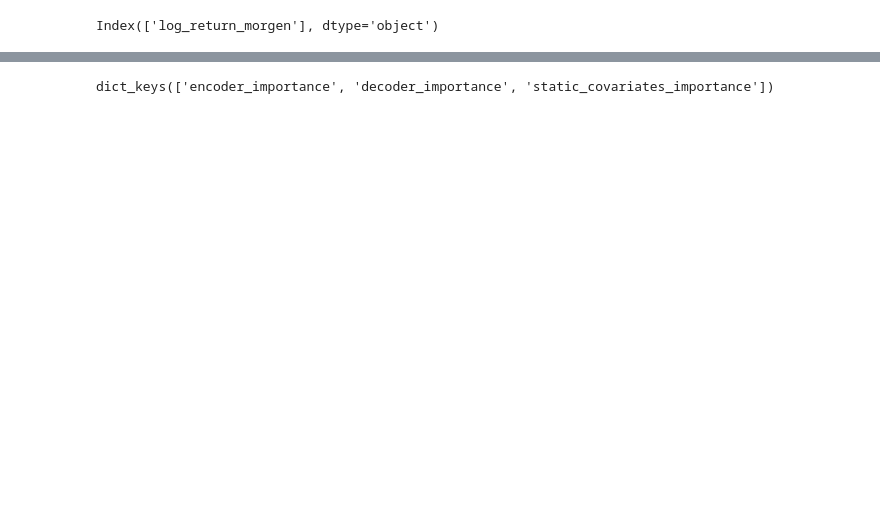
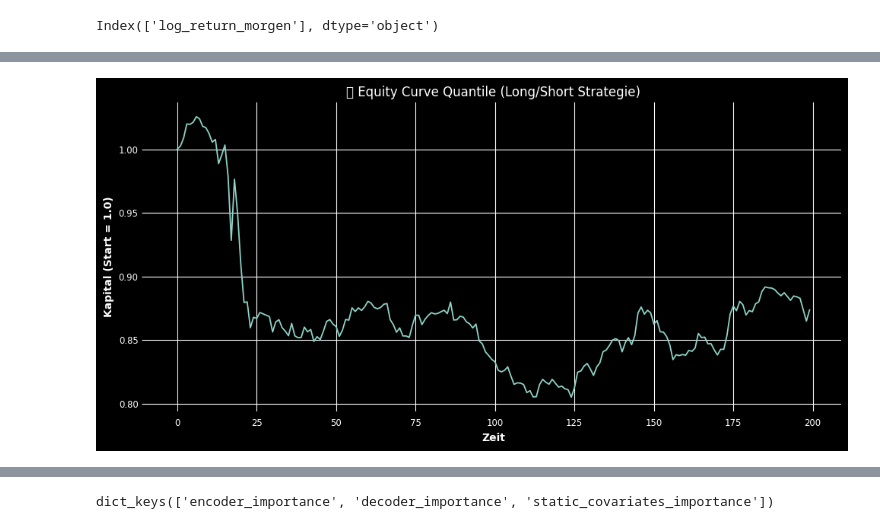
Before and after one commit to dennisddschulz/cas-artificial-intelligence, a Jupyter notebook: 07_tft_forecast_project_guido/src/notebooks/Explr.ipynb, the cells around one changed output, grey strips where cells are left out. Cells and saved outputs as stored; diff of their text form; code cells hidden in the pictures; blank space fills up the shorter version.

Commit message:
tft log return mit quantile loss

```diff
--- a/07_tft_forecast_project_guido/src/notebooks/Explr.ipynb
+++ b/07_tft_forecast_project_guido/src/notebooks/Explr.ipynb
@@ -39,3 +43,18 @@ plt.show()
+# %%
+df = results['trading_quantile']
+df.keys()
+import matplotlib.pyplot as plt
+
+plt.figure(figsize=(10, 5))
+plt.plot(df["equity_curve"])
+plt.title("📈 Equity Curve Quantile (Long/Short Strategie)")
+plt.xlabel("Zeit")
+plt.ylabel("Kapital (Start = 1.0)")
+plt.grid(True)
+plt.tight_layout()
+plt.show()
+# %% [output]
+[figure, added]
 # %%
 historical_forecasts = results["historical_actual_log_ret"]
 # Korrektur: Wir extrahieren die Werte als NumPy Array mit .values()
```
Also changed, not shown: parts of 8 cells of this notebook, 7 other files.
